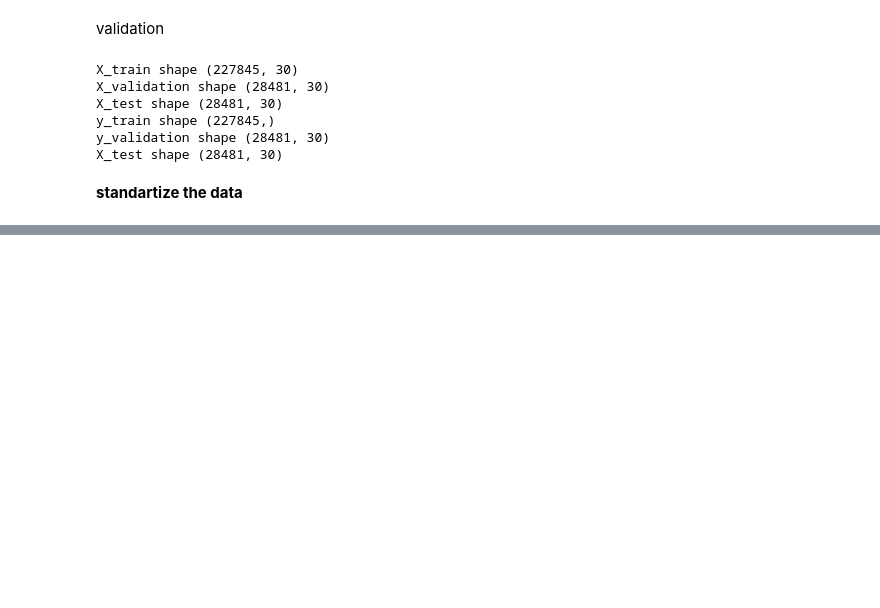
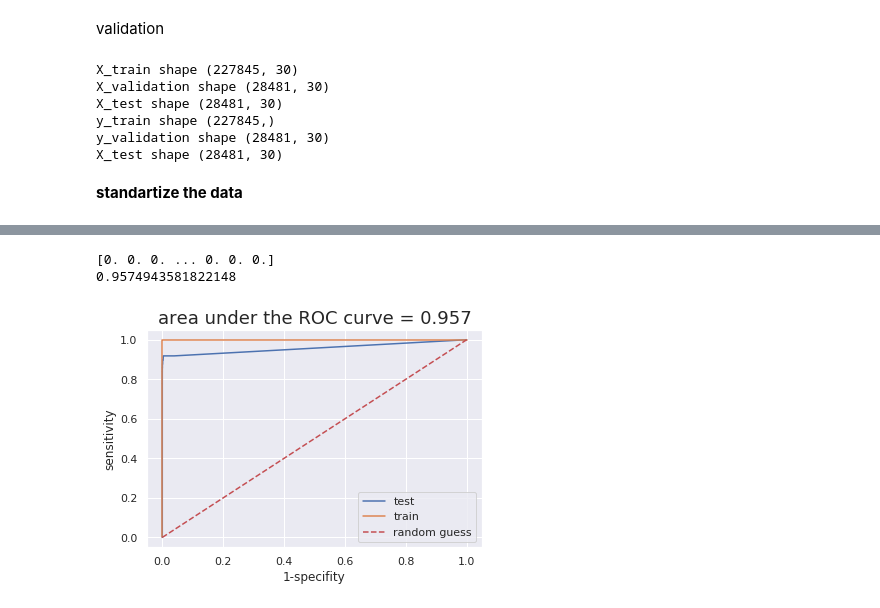
Before and after one commit to drorrosen/Credit-Card-Fraud-Detection, a Jupyter notebook: Exploration_Fraud.ipynb, the cells around one changed output, grey strips where cells are left out. Saved outputs shown, nothing was run; the diff lists cells and outputs as text; code cells hidden in the pictures; blank space fills up the shorter version.

```diff
--- a/Exploration_Fraud.ipynb
+++ b/Exploration_Fraud.ipynb
@@ -229,0 +332,6 @@ X_test_sc = X_test_sc[((X_test_sc <3.5) & (X_test_sc > -3.5)).all(axis=1)]
+# %%
+get_model_results(rf_model, X_train_sc, X_valid_sc, y_train, y_validation)
+# %% [output]
+[0. 0. 0. ... 0. 0. 0.]
+0.9574943581822148
+[figure, added]
```
Also changed, not shown: parts of 27 cells of this notebook.
